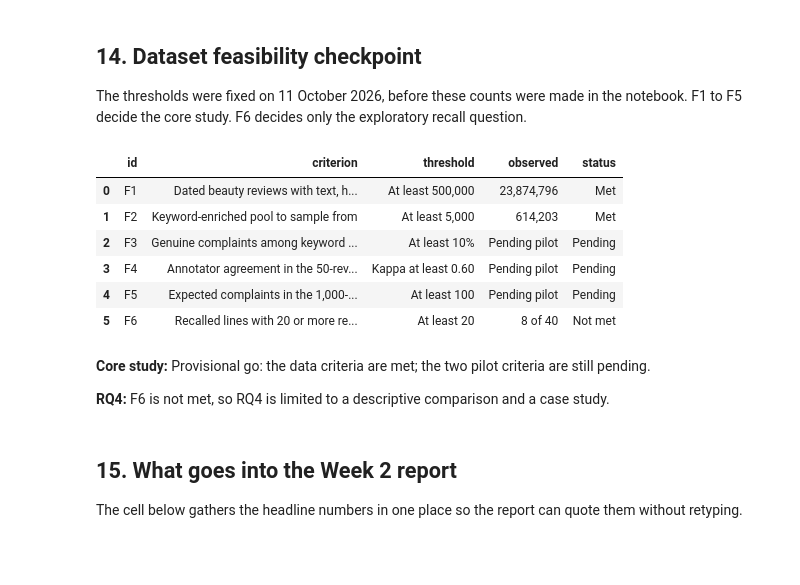
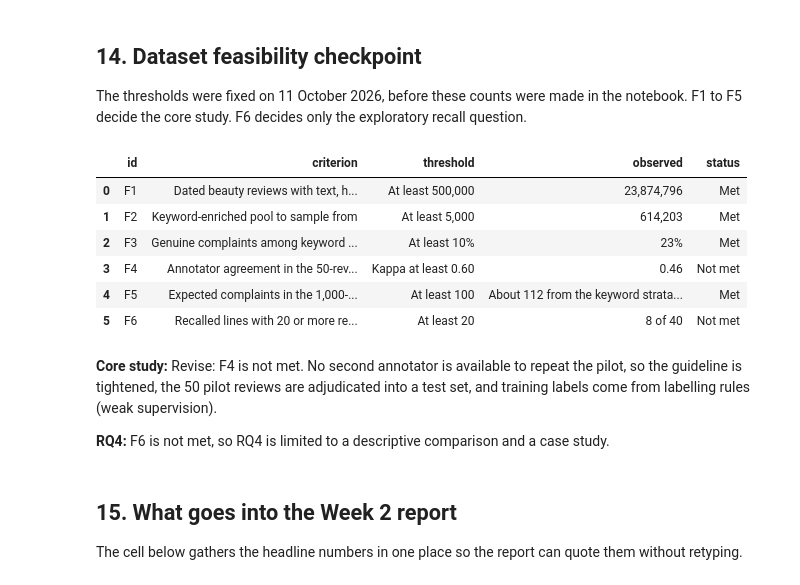
Before and after one commit to Pawansingh3889/yuvaintern, a Jupyter notebook: complaint_detection.ipynb, the cells around one changed output. Cells and saved outputs as stored; diff of their text form; code cells hidden in the pictures; blank space fills up the shorter version.

Commit message:
docs: add week 2 pilot result and revised labelling plan

```diff
--- a/complaint_detection.ipynb
+++ b/complaint_detection.ipynb
@@ -215,6 +261,8 @@ def snapshot(url, path, direct):
 
 
 AMAZON = 'https://mcauleylab.ucsd.edu/public_datasets/data/amazon_2023/raw/'
+MIRROR_URL = ('https://huggingface.co/datasets/jhan21/amazon-beauty-reviews-dataset'
+              '/resolve/main/amazon_beauty_reviews_dataset.csv')
 REVIEWS_FILE = RAW / 'amazon_reviews_2023/Beauty_and_Personal_Care.jsonl.gz'
 CATALOGUE_FILE = RAW / 'amazon_reviews_2023/meta_Beauty_and_Personal_Care.jsonl.gz'
 HEALTH_CANADA_FILE = RAW / 'health_canada/HCRSAMOpenData.json'
@@ -232,6 +280,7 @@ snapshots = [
     ('https://www.data.gouv.fr/datasets/rappelconso-v2-rappels-de-produits', FRANCE_FILE, False),
     ('https://www.data.gouv.fr/datasets/open-beauty-facts', CATALOGUE_FR_FILE, False),
     ('https://www.gov.uk/government/statistics/product-safety-database-annual-reports', RAW / 'psd-report-data-tables-2025-2026.ods', False),
+    (MIRROR_URL, RAW / 'hf_amazon_beauty_mirror/amazon_beauty_reviews_dataset.csv', True),
 ]
 records = pd.DataFrame([snapshot(url, path, direct) for url, path, direct in snapshots])
 records.to_json(RAW / 'download_records.json', orient='records', indent=1)
@@ -1340,8 +1427,13 @@ if all(count == 50 for count in filled.values()):
     print(f"Cohen's kappa on the safety_complaint label: {pilot_kappa:.2f} (50 reviews)")
     display(pd.crosstab(a.rename('annotator A'), b.rename('annotator B')))
     keyword_keys = pilot_key.loc[pilot_key['stratum'].str.startswith('keyword_'), 'review_key']
-    pilot_complaint_share = float(a.reindex(keyword_keys).eq('yes').mean())
-    print(f'Annotator A labelled {pilot_complaint_share:.0%} of the 30 keyword reviews as a complaint.')
+    both_yes = a.eq('yes') & b.eq('yes')
+    pilot_complaint_share = float(both_yes.reindex(keyword_keys).mean())
+    print(f'Same label on {int(a.eq(b).sum())} of 50 reviews.')
+    print(f"Kappa on yes against not yes: {cohen_kappa_score(a.eq('yes'), b.eq('yes')):.2f}")
+    print(f'Disagreements involving unclear: {int((a.ne(b) & (a.eq("unclear") | b.eq("unclear"))).sum())} of {int(a.ne(b).sum())}')
+    print(f'Both annotators labelled {pilot_complaint_share:.0%} of the 30 keyword reviews as a complaint '
+          f"(A alone {a.reindex(keyword_keys).eq('yes').mean():.0%}, B alone {b.reindex(keyword_keys).eq('yes').mean():.0%}).")
 else:
     print(f"Pilot labelling pending. Filled so far: annotator A {filled['A']} of 50, annotator B {filled['B']} of 50.")
 # %% [output]
@@ -1354,41 +1455,43 @@ reviews_with_text = t['reviews'] - t['empty_text']
 status = lambda met: 'Met' if met else 'Not met'
 checkpoint = pd.DataFrame([
     ['F1', 'Dated beauty reviews with text, held locally', 'At least 500,000', f'{reviews_with_text:,}', status(reviews_with_text >= 500_000)],
     ['F2', 'Keyword-enriched pool to sample from', 'At least 5,000', f"{t['any_keyword']:,}", status(t['any_keyword'] >= 5_000)],
-    ['F3', 'Genuine complaints among keyword reviews in the pilot', 'At least 10%',
+    ['F3', 'Genuine complaints among keyword reviews in the pilot (both annotators yes)', 'At least 10%',
      'Pending pilot' if pilot_complaint_share is None else f'{pilot_complaint_share:.0%}',
      'Pending' if pilot_complaint_share is None else status(pilot_complaint_share >= 0.10)],
     ['F4', 'Annotator agreement in the 50-review pilot', 'Kappa at least 0.60',
      'Pending pilot' if pilot_kappa is None else f'{pilot_kappa:.2f}',
      'Pending' if pilot_kappa is None else status(pilot_kappa >= 0.60)],
     ['F5', 'Expected complaints in the 1,000-review sample', 'At least 100',
-     'Pending pilot' if pilot_complaint_share is None else f'About {480 * pilot_complaint_share:.0f} from the keyword stratum alone',
+     'Pending pilot' if pilot_complaint_share is None else f'About {480 * pilot_complaint_share:.0f} from the keyword strata if drawn (not drawn; see report Section 11.1)',
      'Pending' if pilot_complaint_share is None else status(480 * pilot_complaint_share >= 100)],
     ['F6', 'Recalled lines with 20 or more reviews in the 12 months before recall', 'At least 20',
      f'{lines_usable} of {len(overlap)}', status(lines_usable >= 20)],
 ], columns=['id', 'criterion', 'threshold', 'observed', 'status'])
 checkpoint.to_csv(PROCESSED / 'feasibility_checkpoint.csv', index=False)
 display(checkpoint)
 
 core = checkpoint.loc[checkpoint['id'].isin(['F1', 'F2', 'F3', 'F4', 'F5']), 'status']
 if core.eq('Met').all():
     decision = 'Go: the core study (RQ1 to RQ3) proceeds to the main annotation round.'
 elif core.eq('Not met').any():
-    decision = 'Revise: a core criterion is not met. Fix the guideline or word list and repeat the pilot once.'
+    decision = ('Revise: F4 is not met. No second annotator is available to repeat the pilot, so the guideline is '
+                'tightened, the 50 pilot reviews are adjudicated into a test set, and training labels come from '
+                'labelling rules (weak supervision).')
 else:
     decision = 'Provisional go: the data criteria are met; the two pilot criteria are still pending.'
 display(Markdown(f'**Core study:** {decision}\n\n**RQ4:** '
                  + ('proceeds as planned.' if lines_usable >= 20 else
                     'F6 is not met, so RQ4 is limited to a descriptive comparison and a case study.')))
 # %% [output]
 |  | id | criterion | threshold | observed | status |
 | 0 | F1 | Dated beauty reviews with text, h... | At least 500,000 | 23,874,796 | Met |
 | 1 | F2 | Keyword-enriched pool to sample from | At least 5,000 | 614,203 | Met |
-| 2 | F3 | Genuine complaints among keyword ... | At least 10% | Pending pilot | Pending |
-| 3 | F4 | Annotator agreement in the 50-rev... | Kappa at least 0.60 | Pending pilot | Pending |
-| 4 | F5 | Expected complaints in the 1,000-... | At least 100 | Pending pilot | Pending |
+| 2 | F3 | Genuine complaints among keyword ... | At least 10% | 23% | Met |
+| 3 | F4 | Annotator agreement in the 50-rev... | Kappa at least 0.60 | 0.46 | Not met |
+| 4 | F5 | Expected complaints in the 1,000-... | At least 100 | About 112 from the keyword strata... | Met |
 | 5 | F6 | Recalled lines with 20 or more re... | At least 20 | 8 of 40 | Not met |
-**Core study:** Provisional go: the data criteria are met; the two pilot criteria are still pending.
+**Core study:** Revise: F4 is not met. No second annotator is available to repeat the pilot, so the guideline is tightened, the 50 pilot reviews are adjudicated into a test set, and training labels come from labelling rules (weak supervision).
 
 **RQ4:** F6 is not met, so RQ4 is limited to a descriptive comparison and a case study.
 # %% [markdown]
```
Also changed, not shown: parts of 12 cells of this notebook, 4 other files.
